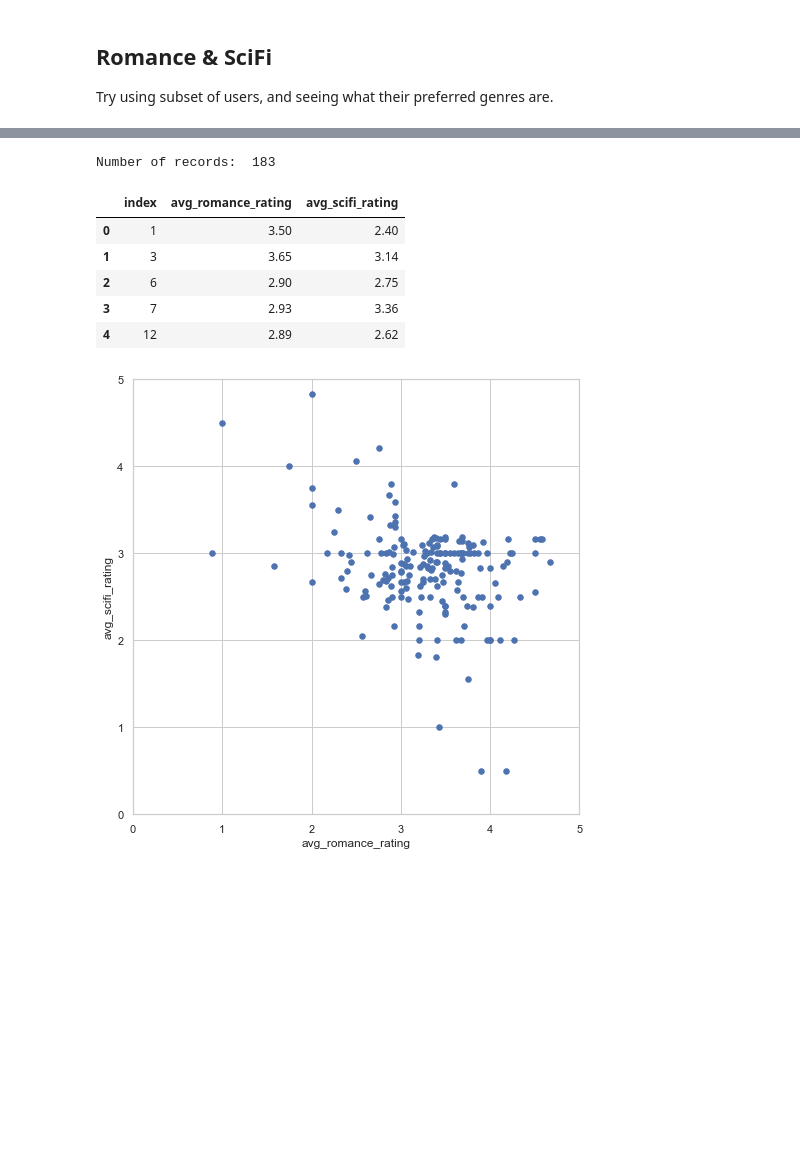
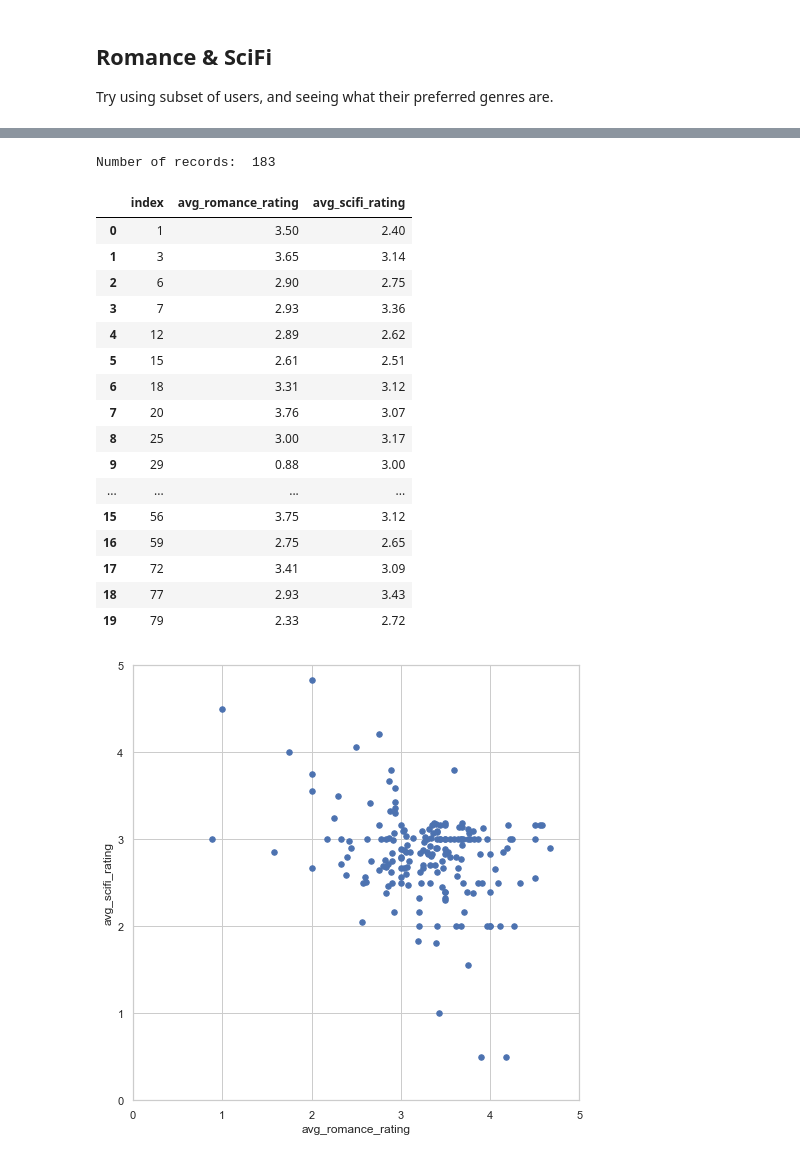
Before and after one commit to ttduongtran/practice-data-mining, a Jupyter notebook: index_prediction_vi.ipynb, the cells around one changed output, grey strips where cells are left out. Saved outputs shown, nothing was run; the diff lists cells and outputs as text; code cells hidden in the pictures; blank space fills up the shorter version.

```diff
--- a/index_prediction_vi.ipynb
+++ b/index_prediction_vi.ipynb
@@ -155,21 +162,32 @@ genre_ratings.head()
 # %%
 # [8]
 # bias_genre_rating_dataset(genre_ratings, score_limit_1, score_limit_2)
 # tính rating trung bình theo thể loại của user, ở đây sử dụng limit_1_&_2 nhằm mục đích đảm bảo dữ liệu phân cụm rõ, hạn chế trường hợp thích/không thích cả 2 thể loại
 biased_dataset = helper.bias_genre_rating_dataset(genre_ratings,genre_ratings_avg_columns, 3.2, 2.5)
 
 print( "Number of records: ", len(biased_dataset))
-biased_dataset.head()
+biased_dataset.head(20)
 
 # Sau khi chạy dòng này thì ta thấy rằng ta có 183 user trong tập dữ liệu test, và số lượt rating của mỗi user cho từng thể loại phim
 # %% [output]
 Number of records:  183
 |  | index | avg_romance_rating | avg_scifi_rating |
 | 0 | 1 | 3.50 | 2.40 |
 | 1 | 3 | 3.65 | 3.14 |
 | 2 | 6 | 2.90 | 2.75 |
 | 3 | 7 | 2.93 | 3.36 |
 | 4 | 12 | 2.89 | 2.62 |
+| 5 | 15 | 2.61 | 2.51 |
+| 6 | 18 | 3.31 | 3.12 |
+| 7 | 20 | 3.76 | 3.07 |
+| 8 | 25 | 3.00 | 3.17 |
+| 9 | 29 | 0.88 | 3.00 |
+| ... | ... | ... | ... |
+| 15 | 56 | 3.75 | 3.12 |
+| 16 | 59 | 2.75 | 2.65 |
+| 17 | 72 | 3.41 | 3.09 |
+| 18 | 77 | 2.93 | 3.43 |
+| 19 | 79 | 2.33 | 2.72 |
 # %%
 # [9]
 # `%matplotlib inline`: hỗ trợ khi chạy ipython, câu lệnh của Jupyter Notebook để vẽ được các đồ thị bên trong cell của Jupyter Notebook
```
Also changed, not shown: parts of 30 cells of this notebook, 5 other files.
